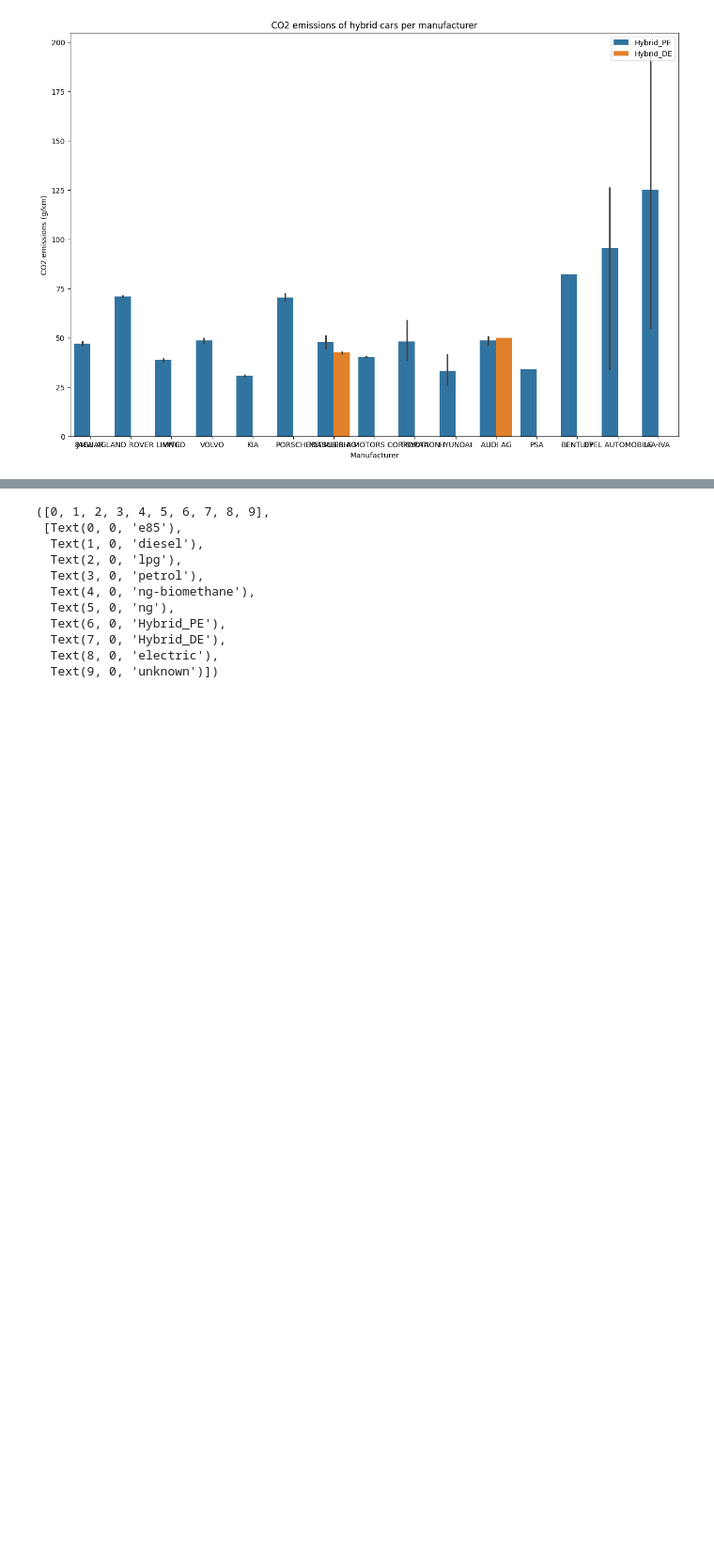
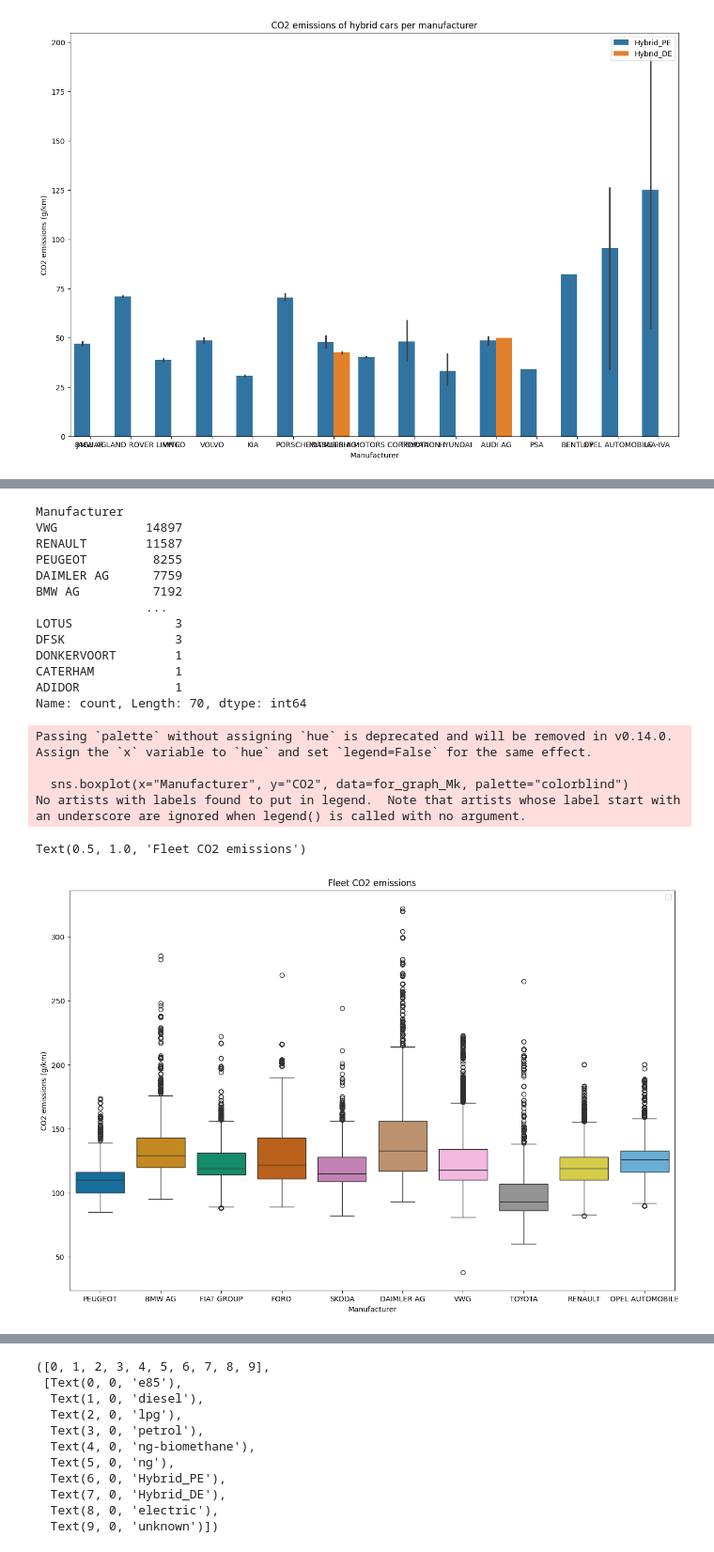
Before and after one commit to ChrisDataScientist/ChrisDataScientist, a Jupyter notebook: Pinelopi_CO2.ipynb, the cells around one changed output, grey strips where cells are left out. Shown: that part at 94% size. Saved outputs shown, nothing was run; the diff lists cells and outputs as text; code cells hidden in the pictures; blank space fills up the shorter version.

```diff
--- a/Pinelopi_CO2.ipynb
+++ b/Pinelopi_CO2.ipynb
@@ -358,3 +406,43 @@ Text(0.5, 1.0, 'CO2 emissions of fossil fuel cars per manufacturer')
+# %%
+# Fleet CO2 emissions of each manufacturer
+
+#Select the 10 most present manufacturers
+print(df19["Manufacturer"].value_counts()) #Display frequencies of modalities
+
+value_counts = df19_plot_fossil["Manufacturer"].value_counts()
+most_frequent_Mk = value_counts.nlargest(10).index
+for_graph_Mk = df19_plot_fossil[df19["Manufacturer"].isin(most_frequent_Mk)]
+
+for_graph_Mk.head()
+
+#Plot
+plt.figure(figsize= (15,10))
+sns.boxplot(x="Manufacturer", y="CO2", data=for_graph_Mk, palette="colorblind")
+#plt.xlim(0, 5500)
+plt.legend(loc='upper right')
+plt.xlabel('Manufacturer')
+plt.ylabel('CO2 emissions (g/km)')
+plt.title("Fleet CO2 emissions")
+# %% [output]
+Manufacturer
+VWG            14897
+RENAULT        11587
+PEUGEOT         8255
+DAIMLER AG      7759
+BMW AG          7192
+               ...
+LOTUS              3
+DFSK               3
+DONKERVOORT        1
+CATERHAM           1
+ADIDOR             1
+Name: count, Length: 70, dtype: int64
+Passing `palette` without assigning `hue` is deprecated and will be removed in v0.14.0. Assign the `x` variable to `hue` and set `legend=False` for the same effect.
+
+  sns.boxplot(x="Manufacturer", y="CO2", data=for_graph_Mk, palette="colorblind")
+No artists with labels found to put in legend.  Note that artists whose label start with an underscore are ignored when legend() is called with no argument.
+Text(0.5, 1.0, 'Fleet CO2 emissions')
+[figure, added]
 # %%
 # To check number of cars per country per manufacturer
 value_counts_MC = df19["Country"].value_counts()
```
Also changed, not shown: parts of 4 cells of this notebook.
